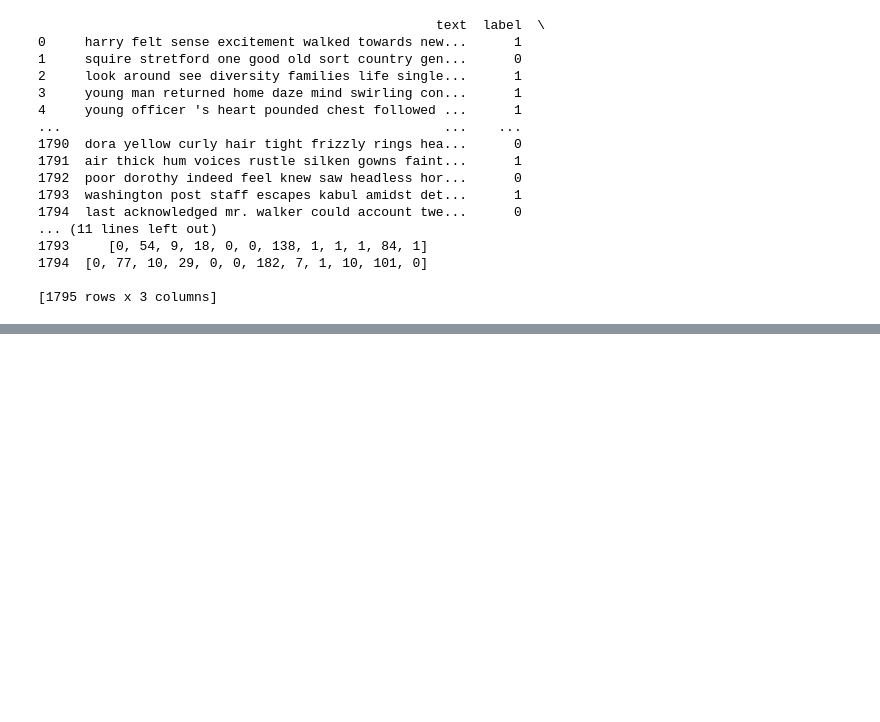
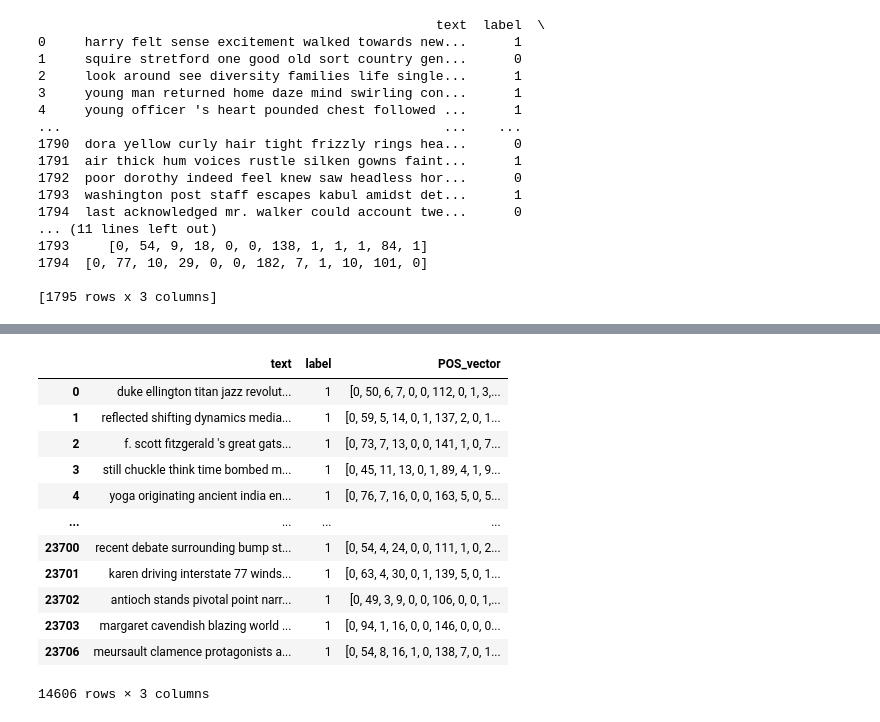
Before and after one commit to mikk556g/NLP_text_authorship_classification, a Jupyter notebook: miniproject.ipynb, the cells around one changed output, grey strips where cells are left out. Saved outputs shown, nothing was run; the diff lists cells and outputs as text; code cells hidden in the pictures; blank space fills up the shorter version.

```diff
--- a/training_with_tfidf.ipynb
+++ b/miniproject.ipynb
@@ -467,0 +532,16 @@ print(df_dev)
+# %%
+llm_train_df.drop(df[df['label']==0].index)
+# %% [output]
+|  | text | label | POS_vector |
+| 0 | duke ellington titan jazz revolut... | 1 | [0, 50, 6, 7, 0, 0, 112, 0, 1, 3,... |
+| 1 | reflected shifting dynamics media... | 1 | [0, 59, 5, 14, 0, 1, 137, 2, 0, 1... |
+| 2 | f. scott fitzgerald 's great gats... | 1 | [0, 73, 7, 13, 0, 0, 141, 1, 0, 7... |
+| 3 | still chuckle think time bombed m... | 1 | [0, 45, 11, 13, 0, 1, 89, 4, 1, 9... |
+| 4 | yoga originating ancient india en... | 1 | [0, 76, 7, 16, 0, 0, 163, 5, 0, 5... |
+| ... | ... | ... | ... |
+| 23700 | recent debate surrounding bump st... | 1 | [0, 54, 4, 24, 0, 0, 111, 1, 0, 2... |
+| 23701 | karen driving interstate 77 winds... | 1 | [0, 63, 4, 30, 0, 1, 139, 5, 0, 1... |
+| 23702 | antioch stands pivotal point narr... | 1 | [0, 49, 3, 9, 0, 0, 106, 0, 0, 1,... |
+| 23703 | margaret cavendish blazing world ... | 1 | [0, 94, 1, 16, 0, 0, 146, 0, 0, 0... |
+| 23706 | meursault clamence protagonists a... | 1 | [0, 54, 8, 16, 1, 0, 138, 7, 0, 1... |
+14606 rows × 3 columns
```
Also changed, not shown: parts of 14 cells of this notebook, 1 other file.
